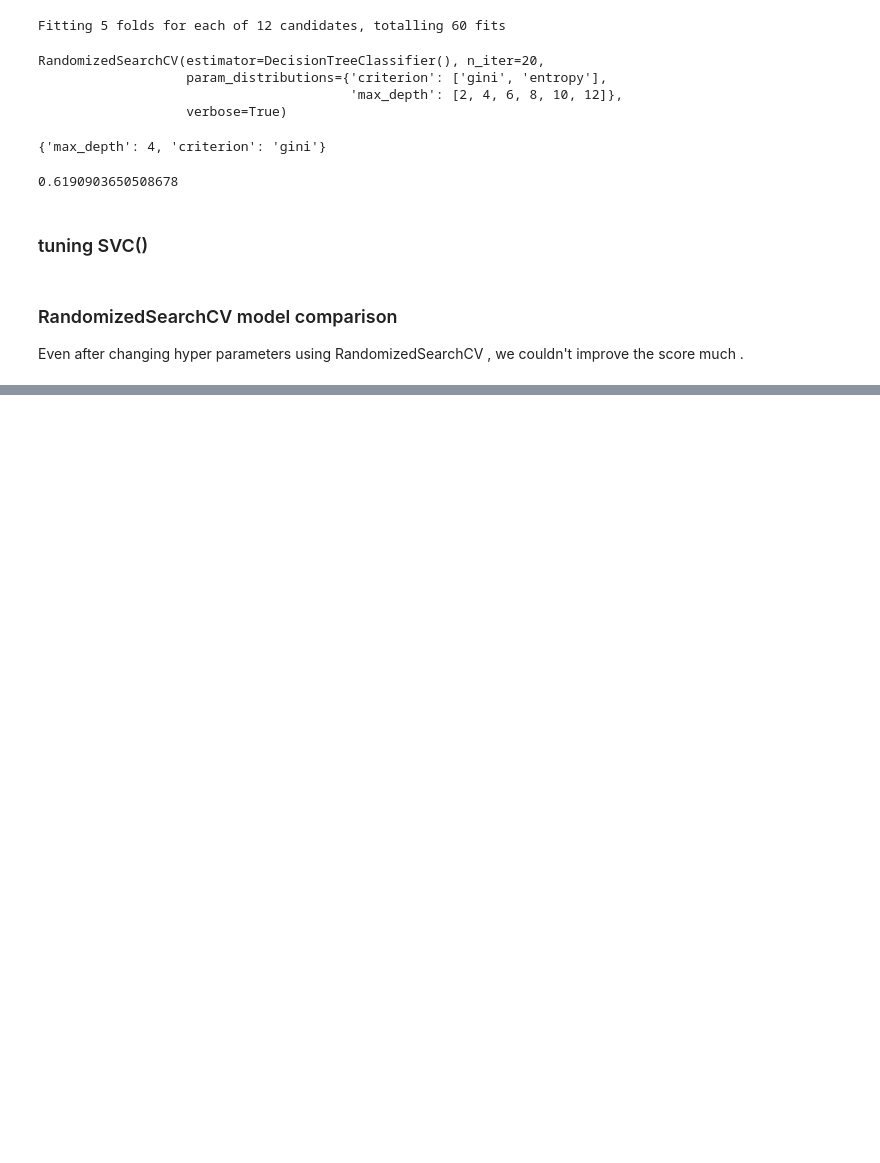
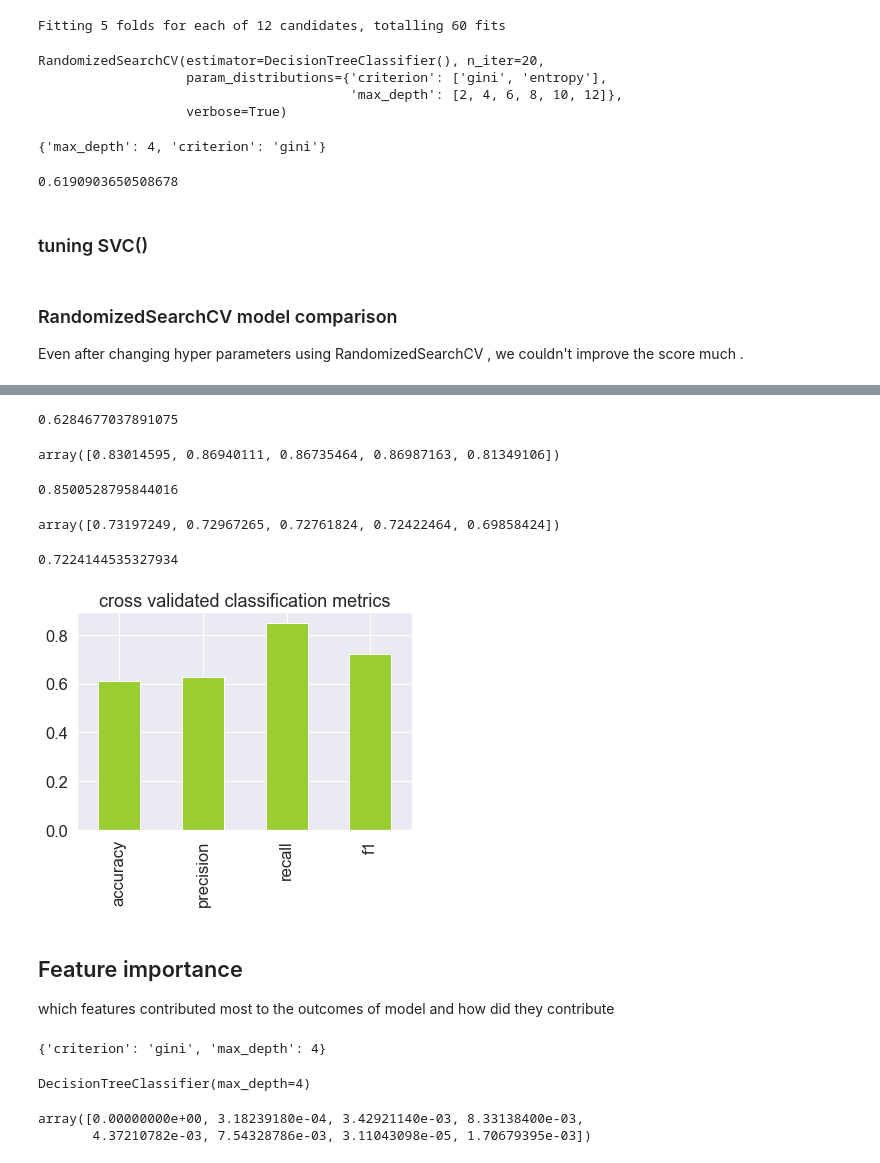
Before and after one commit to akshitasinghal4444/covid-prediction, a Jupyter notebook: covid-prediction.ipynb, the cells around one changed output, grey strips where cells are left out. Saved outputs shown, nothing was run; the diff lists cells and outputs as text; code cells hidden in the pictures; blank space fills up the shorter version.

```diff
--- a/covid-prediction.ipynb
+++ b/covid-prediction.ipynb
@@ -736,0 +794,55 @@ weighted avg       0.60      0.62      0.58      6684
+# %%
+cv_precision=np.mean(cv_precision)
+cv_precision
+# %% [output]
+0.6284677037891075
+# %%
+# recall
+cv_recall=cross_val_score(clf,x,y,cv=5,scoring="recall")
+cv_recall
+# %% [output]
+array([0.83014595, 0.86940111, 0.86735464, 0.86987163, 0.81349106])
+# %%
+cv_recall=np.mean(cv_recall)
+cv_recall
+# %% [output]
+0.8500528795844016
+# %%
+# f1 score
+cv_f1=cross_val_score(clf,x,y,cv=5,scoring="f1")
+cv_f1
+# %% [output]
+array([0.73197249, 0.72967265, 0.72761824, 0.72422464, 0.69858424])
+# %%
+cv_f1=np.mean(cv_f1)
+cv_f1
+# %% [output]
+0.7224144535327934
+# %%
+d={"accuracy":cv_acc,
+   "precision":cv_precision,
+   "recall":cv_recall,
+   "f1":cv_f1
+}
+cv_metrics=pd.DataFrame(d,index=[0])
+cv_metrics.T.plot.bar(title="cross validated classification metrics",legend=False,color="yellowgreen");
+# %% [output]
+[figure, added]
+# %% [markdown]
+## Feature importance
+which features contributed most to the outcomes of model and how did they contribute
+# %%
+gs_dt.best_params_
+# %% [output]
+{'criterion': 'gini', 'max_depth': 4}
+# %%
+clf=DecisionTreeClassifier(criterion= 'gini', max_depth= 4)
+clf.fit(x_train,y_train)
+# %% [output]
+DecisionTreeClassifier(max_depth=4)
+# %%
+feature_imp=clf.tree_.compute_feature_importances(normalize=False)
+feature_imp
+# %% [output]
+array([0.00000000e+00, 3.18239180e-04, 3.42921140e-03, 8.33138400e-03,
+       4.37210782e-03, 7.54328786e-03, 3.11043098e-05, 1.70679395e-03])
```
Also changed, not shown: parts of 69 cells of this notebook.
